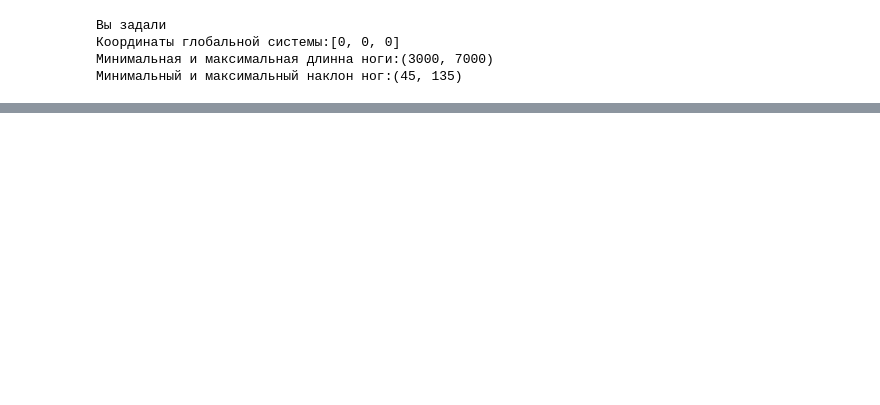
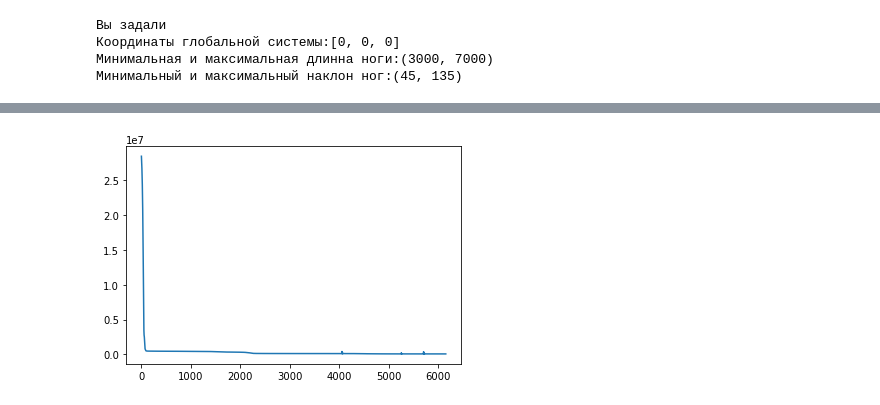
Before and after one commit to neit1t/Stewart_platform_main, a Jupyter notebook: StewartTest/Gets_Dataset.ipynb, the cells around one changed output, grey strips where cells are left out. Cells and saved outputs as stored; diff of their text form; code cells hidden in the pictures; blank space fills up the shorter version.

```diff
--- a/StewartTest/Gets_Dataset.ipynb
+++ b/StewartTest/Gets_Dataset.ipynb
@@ -186,3 +186,7 @@ date.train_model(16,150)
+# %%
+date.train_model(3,150)
+# %% [output]
+[figure, added]
 # %%
 date.plot_results1(100)
 # %% [output]
```
Also changed, not shown: parts of 3 cells of this notebook, 6 other files.
